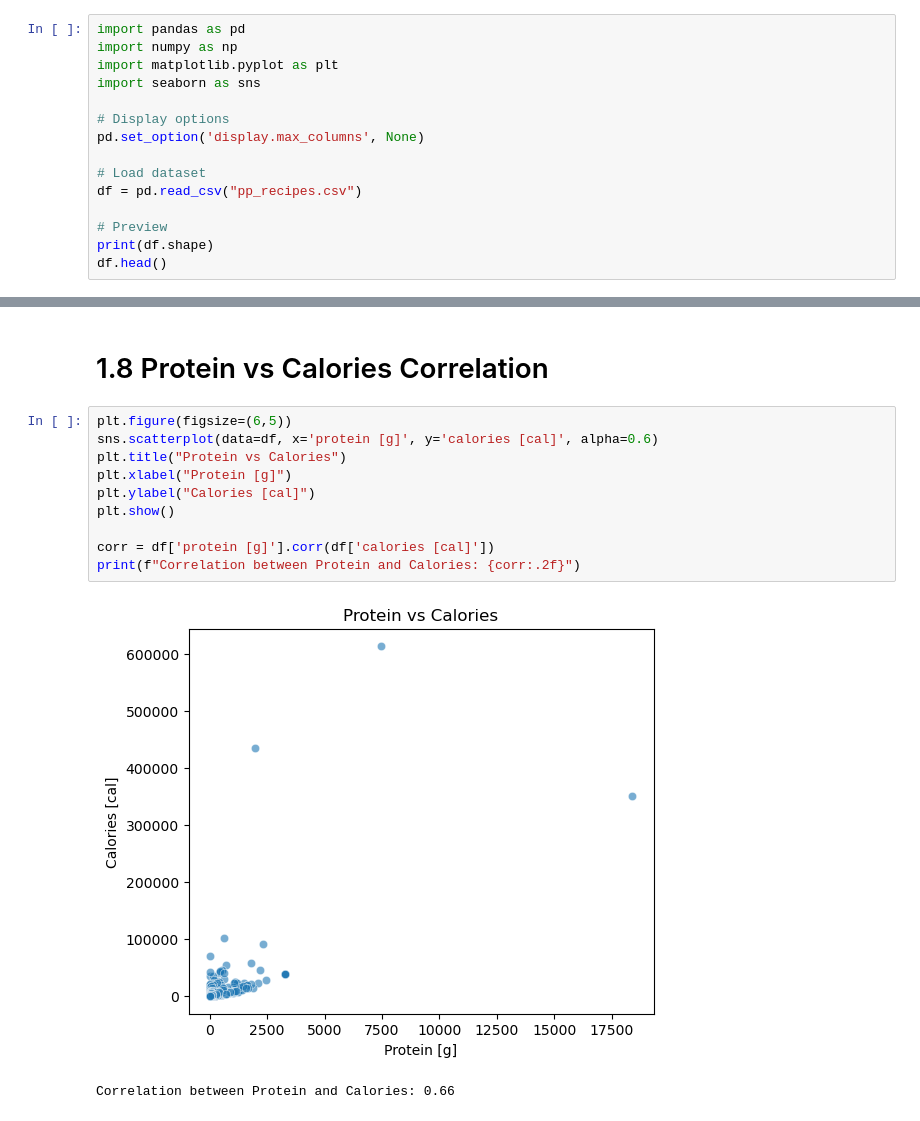
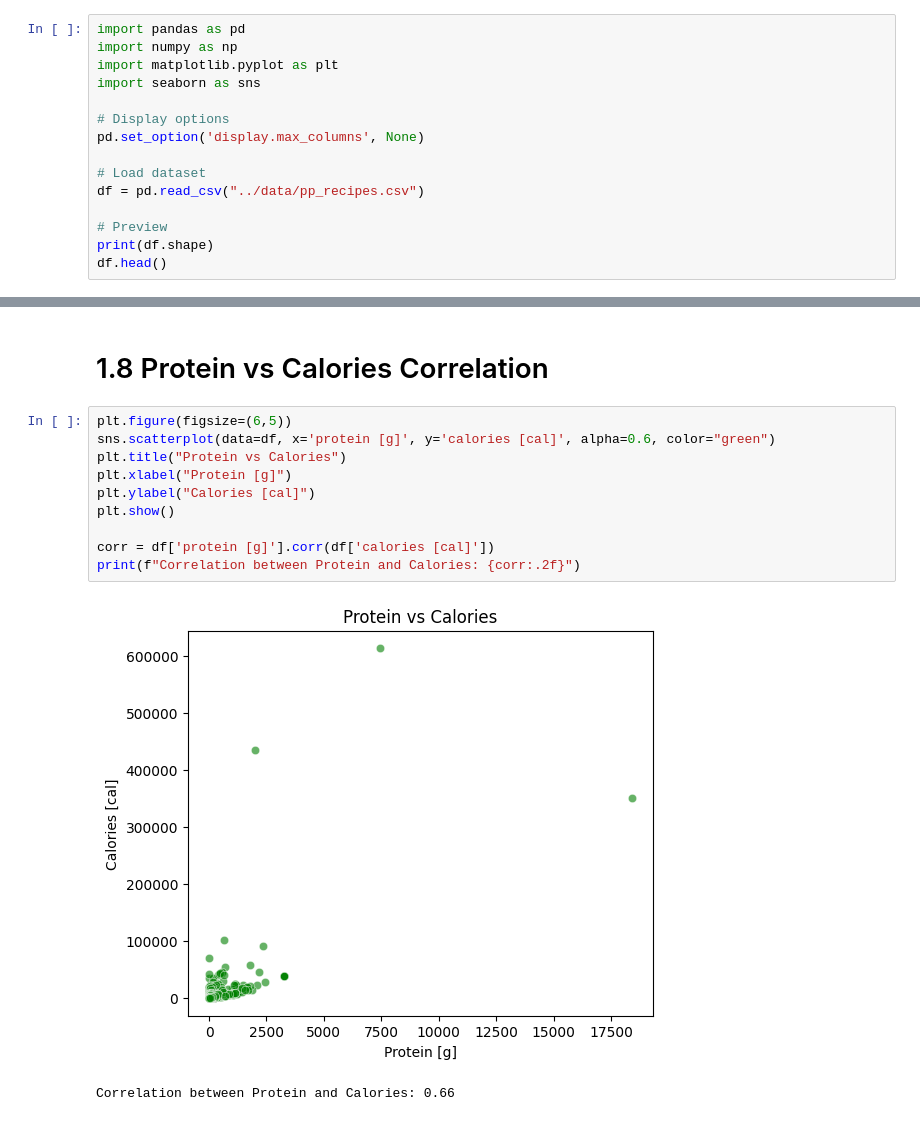
Before and after one commit to Azimi2kht/recipe-recom, a Jupyter notebook: source/1-data-statistics.ipynb, the cells around one changed output, grey strips where cells are left out. Cells and saved outputs as stored; diff of their text form.

```diff
--- a/source/1-data-statistics.ipynb
+++ b/source/1-data-statistics.ipynb
@@ -10,7 +10,7 @@ import seaborn as sns
 pd.set_option('display.max_columns', None)
 
 # Load dataset
-df = pd.read_csv("pp_recipes.csv")
+df = pd.read_csv("../data/pp_recipes.csv")
 
 # Preview
 print(df.shape)
@@ -227,14 +247,14 @@ plt.show()
 # 1.8 Protein vs Calories Correlation
 # %%
 plt.figure(figsize=(6,5))
-sns.scatterplot(data=df, x='protein [g]', y='calories [cal]', alpha=0.6)
+sns.scatterplot(data=df, x='protein [g]', y='calories [cal]', alpha=0.6, color="green")
 plt.title("Protein vs Calories")
 plt.xlabel("Protein [g]")
 plt.ylabel("Calories [cal]")
 plt.show()
 
 corr = df['protein [g]'].corr(df['calories [cal]'])
 print(f"Correlation between Protein and Calories: {corr:.2f}")
 # %% [output]
-[figure, old version]
+[figure, new version]
 Correlation between Protein and Calories: 0.66
```
Also changed, not shown: parts of 5 cells of this notebook, 3 other files.
